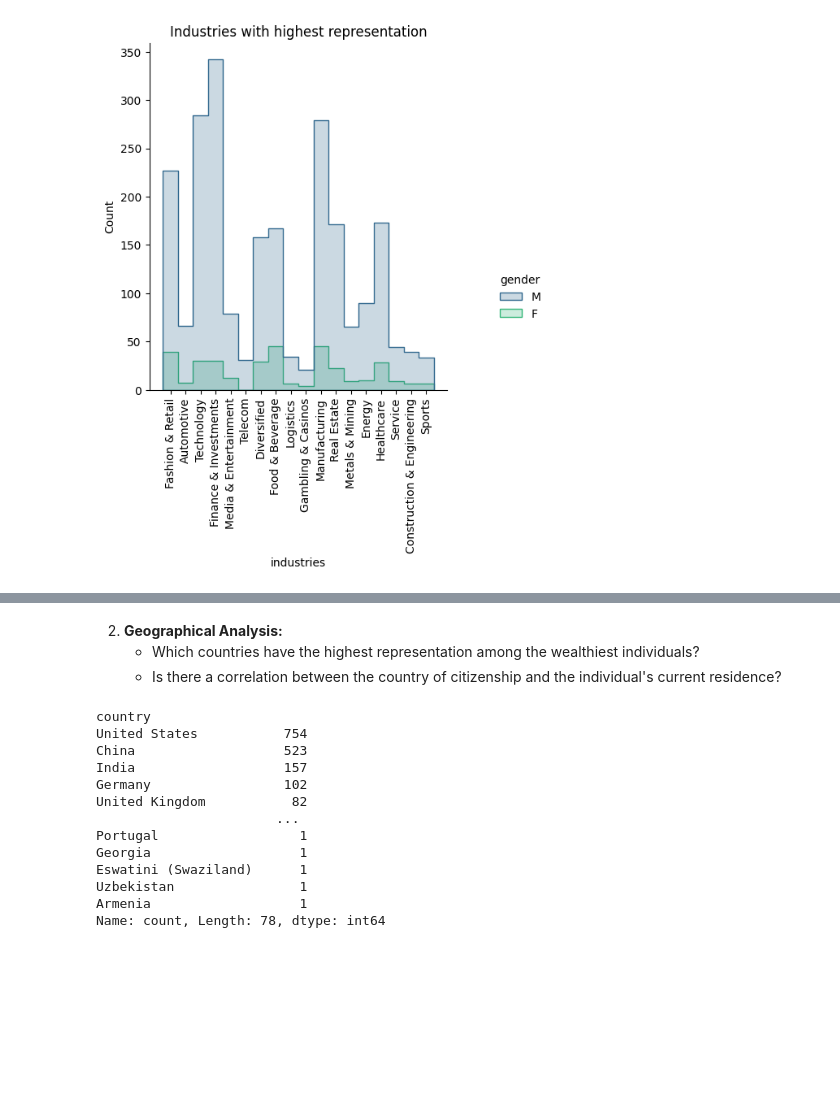
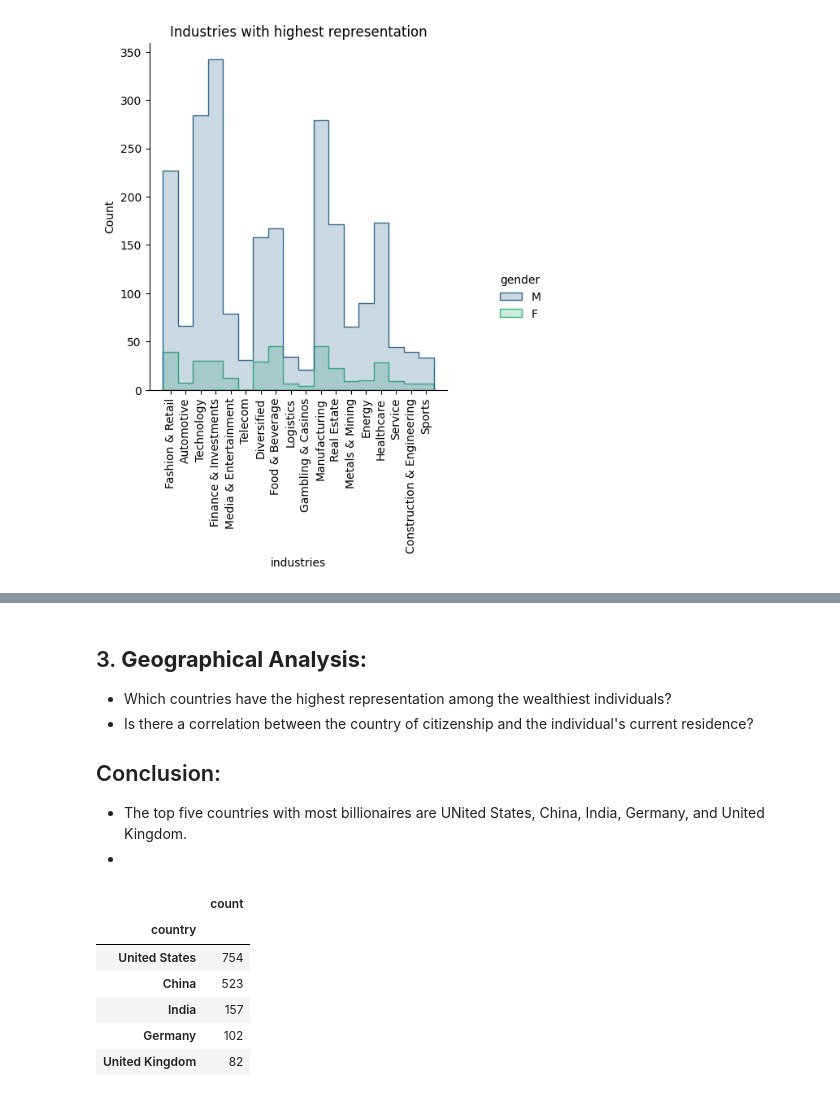
Before and after one commit to naveen3830/Kaggle, a Jupyter notebook: billionaires-data-visualization.ipynb, the cells around one changed output, grey strips where cells are left out. Cells and saved outputs as stored; diff of their text form; code cells hidden in the pictures; blank space fills up the shorter version.

```diff
--- a/billionaires-data-visualization.ipynb
+++ b/billionaires-data-visualization.ipynb
@@ -259,5 +261,3 @@ plt.title("Industries with highest representation")
 # %% [output]
 Text(0.5, 1.0, 'Industries with highest representation')
 [figure]
-# %%
-d1["age"].fillna(d1["age"].mode()[0],inplace=True)
@@ -280,20 +279,18 @@ The skewness of age column is: -0.07903682421854166
 # %% [markdown]
-2. **Geographical Analysis:**
+## 3. **Geographical Analysis:**
    - Which countries have the highest representation among the wealthiest individuals?
    - Is there a correlation between the country of citizenship and the individual's current residence?
+
+## Conclusion:
+   - The top five countries with most billionaires are UNited States, China, India, Germany, and United Kingdom.
+   -
 # %%
-d1["country"].value_counts()
+d1["country"].value_counts().head(5).to_frame()
 # %% [output]
-country
-United States           754
-China                   523
-India                   157
-Germany                 102
-United Kingdom           82
-                       ...
-Portugal                  1
-Georgia                   1
-Eswatini (Swaziland)      1
-Uzbekistan                1
-Armenia                   1
-Name: count, Length: 78, dtype: int64
+|  | count |
+| country |  |
+| United States | 754 |
+| China | 523 |
+| India | 157 |
+| Germany | 102 |
+| United Kingdom | 82 |
```
Also changed, not shown: parts of 10 cells of this notebook.
